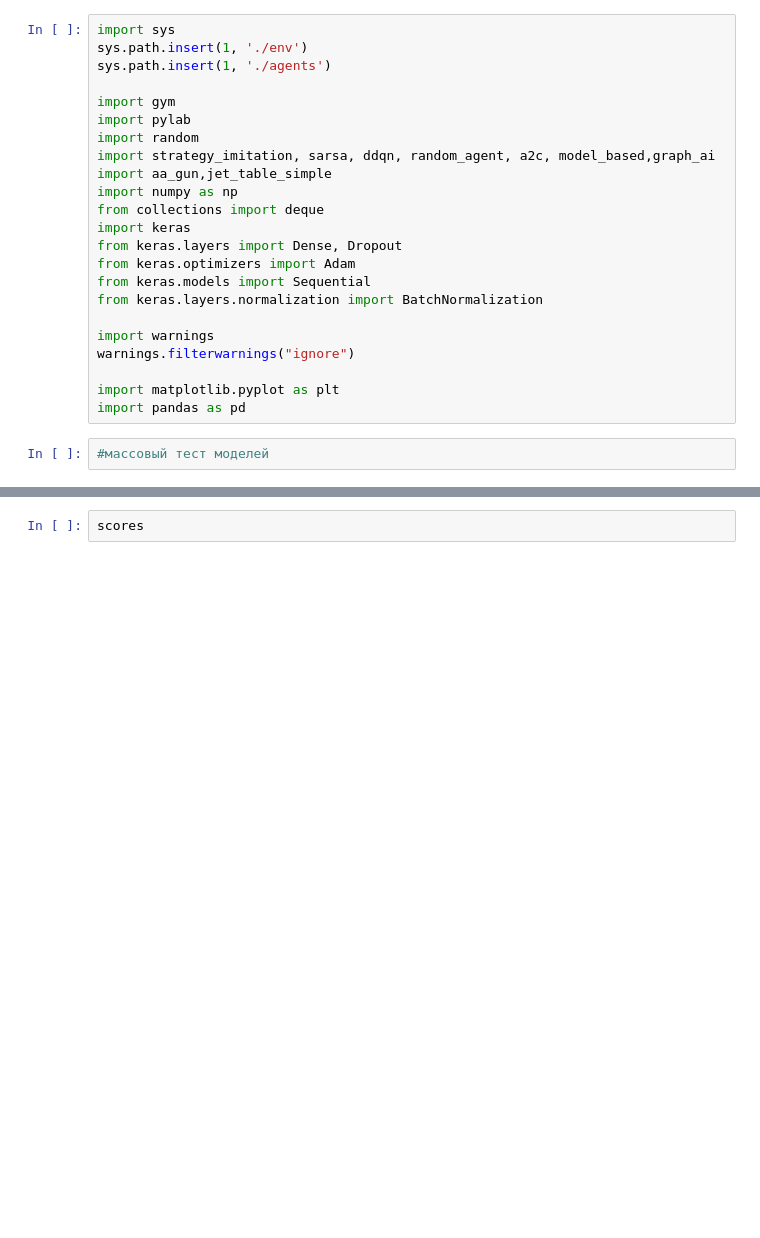
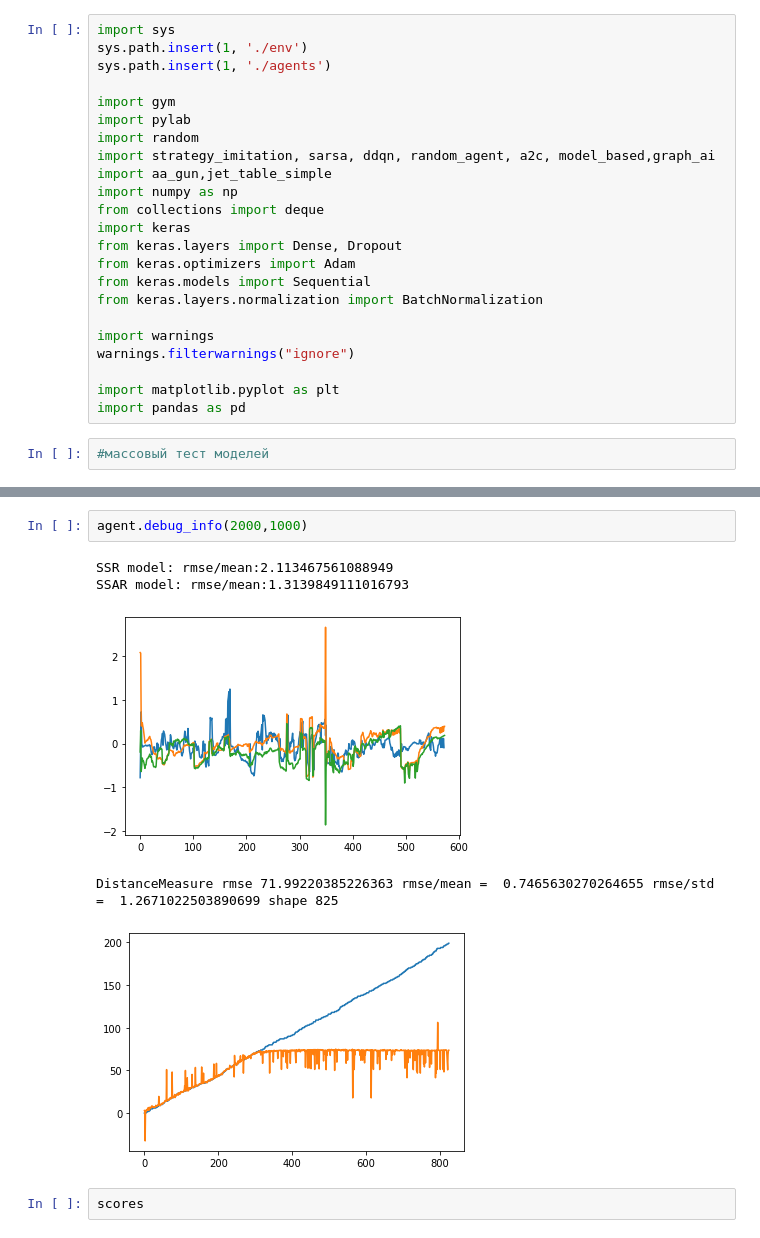
Before and after one commit to Kilorad/rl, a Jupyter notebook: example_rl.ipynb, the cells around one changed output, grey strips where cells are left out. Cells and saved outputs as stored; diff of their text form; blank space fills up the shorter version.

Commit message:
better debug

```diff
--- a/example_rl.ipynb
+++ b/example_rl.ipynb
@@ -121,3 +123,11 @@ FF 0 days 00:00:
+# %%
+agent.debug_info(2000,1000)
+# %% [output]
+SSR model: rmse/mean:2.113467561088949
+SSAR model: rmse/mean:1.3139849111016793
+[figure, added]
+DistanceMeasure rmse 71.99220385226363 rmse/mean =  0.7465630270264655 rmse/std =  1.2671022503890699 shape 825
+[figure, added]
 # %%
 scores
 # %%
```
Also changed, not shown: parts of 1 cell of this notebook, 1 other file.
